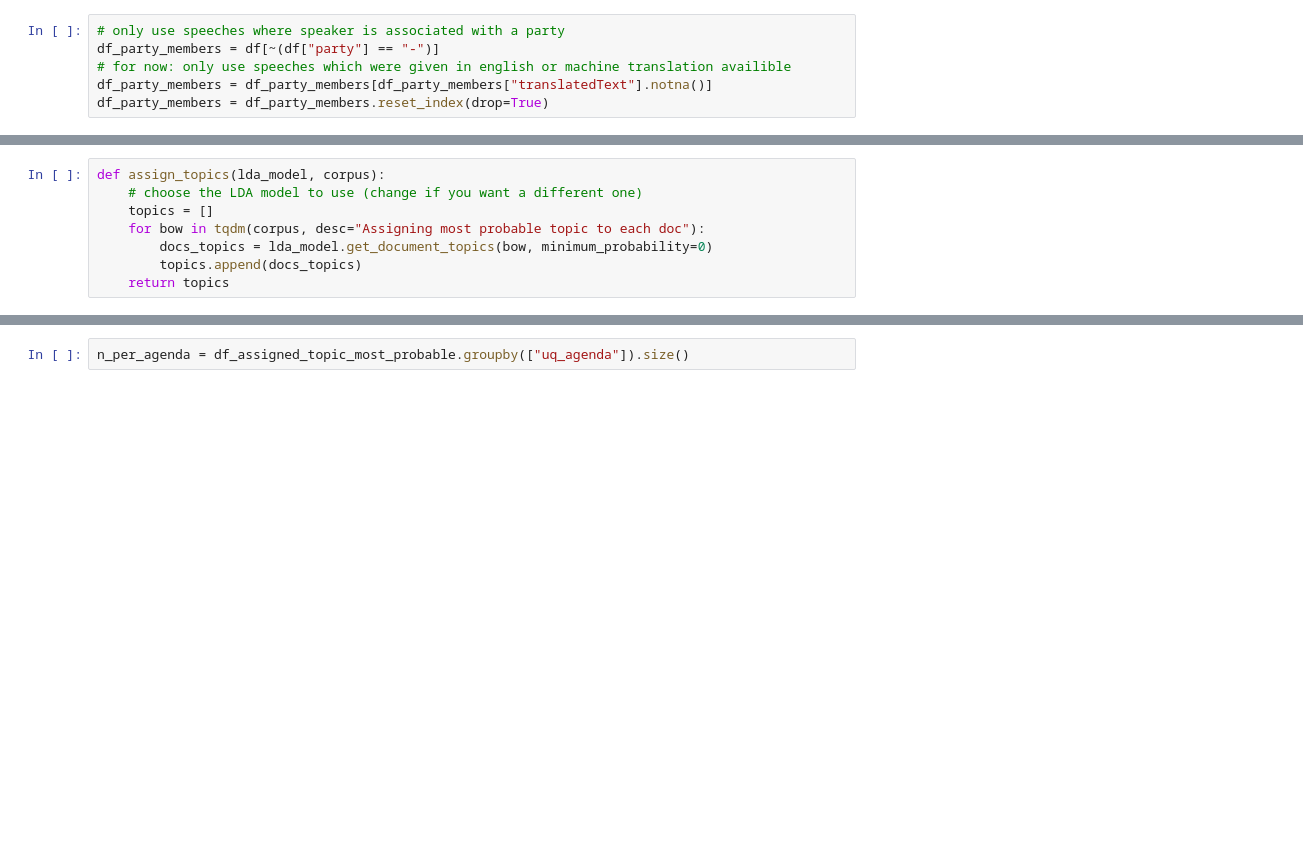
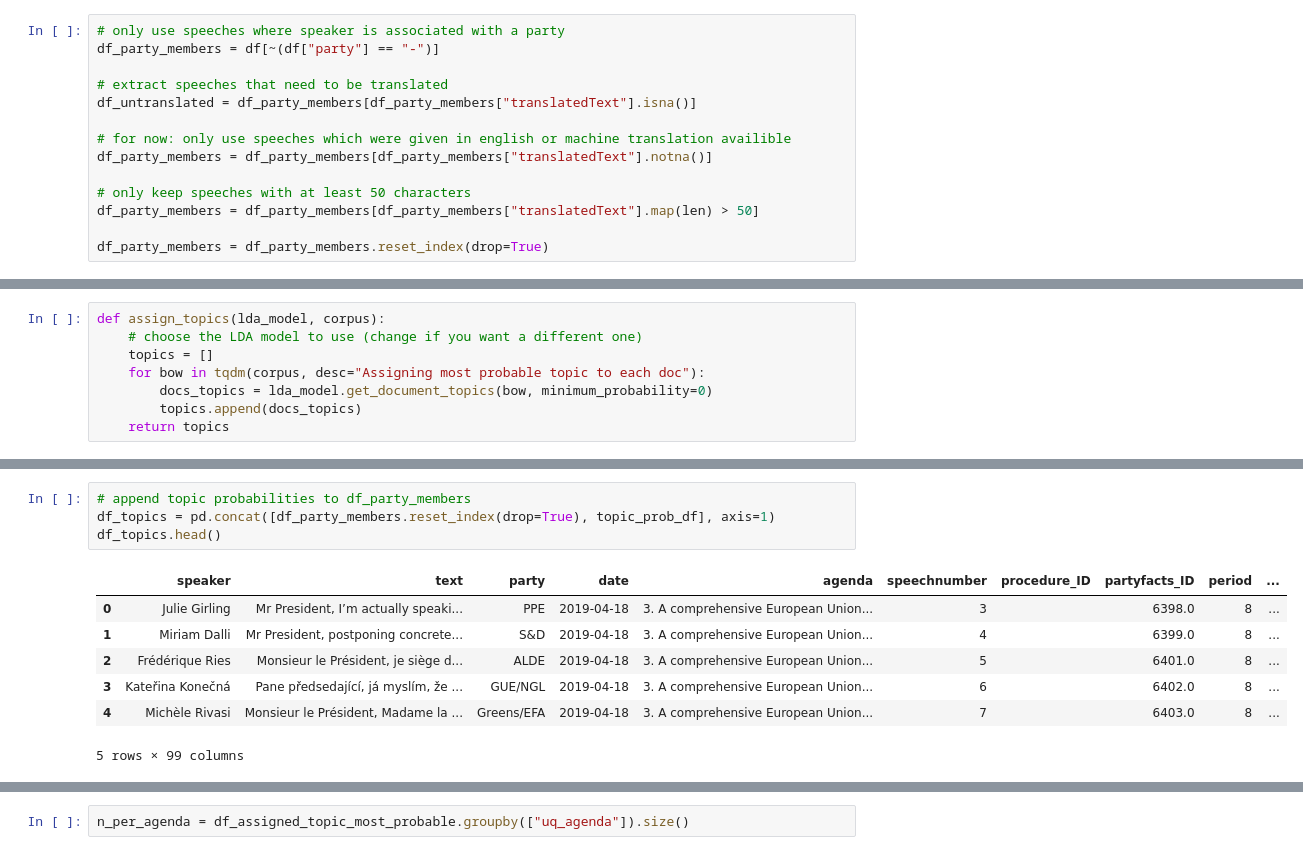
Before and after one commit to derkleinejakob/dataliteracy25, a Jupyter notebook: filter_data.ipynb, the cells around one changed output, grey strips where cells are left out. Saved outputs shown, nothing was run; the diff lists cells and outputs as text; blank space fills up the shorter version.

```diff
--- a/filter_data.ipynb
+++ b/filter_data.ipynb
@@ -15,6 +15,14 @@ df["uq_agenda"] = df["agenda"]+df["date"]
 # %%
 # only use speeches where speaker is associated with a party
 df_party_members = df[~(df["party"] == "-")]
+
+# extract speeches that need to be translated
+df_untranslated = df_party_members[df_party_members["translatedText"].isna()]
+
 # for now: only use speeches which were given in english or machine translation availible
 df_party_members = df_party_members[df_party_members["translatedText"].notna()]
+
+# only keep speeches with at least 50 characters
+df_party_members = df_party_members[df_party_members["translatedText"].map(len) > 50]
+
 df_party_members = df_party_members.reset_index(drop=True)
@@ -158,0 +267,12 @@ def count_topic_assignments(corpus_topics, topic_id, prob_threshold=0.0):
+# %%
+# append topic probabilities to df_party_members
+df_topics = pd.concat([df_party_members.reset_index(drop=True), topic_prob_df], axis=1)
+df_topics.head()
+# %% [output]
+|  | speaker | text | party | date | agenda | speechnumber | procedure_ID | partyfacts_ID | period | ... |
+| 0 | Julie Girling | Mr President, I’m actually speaki... | PPE | 2019-04-18 | 3. A comprehensive European Union... | 3 |  | 6398.0 | 8 | ... |
+| 1 | Miriam Dalli | Mr President, postponing concrete... | S&D | 2019-04-18 | 3. A comprehensive European Union... | 4 |  | 6399.0 | 8 | ... |
+| 2 | Frédérique Ries | Monsieur le Président, je siège d... | ALDE | 2019-04-18 | 3. A comprehensive European Union... | 5 |  | 6401.0 | 8 | ... |
+| 3 | Kateřina Konečná | Pane předsedající, já myslím, že ... | GUE/NGL | 2019-04-18 | 3. A comprehensive European Union... | 6 |  | 6402.0 | 8 | ... |
+| 4 | Michèle Rivasi | Monsieur le Président, Madame la ... | Greens/EFA | 2019-04-18 | 3. A comprehensive European Union... | 7 |  | 6403.0 | 8 | ... |
+5 rows × 99 columns
```
Also changed, not shown: parts of 24 cells of this notebook.
